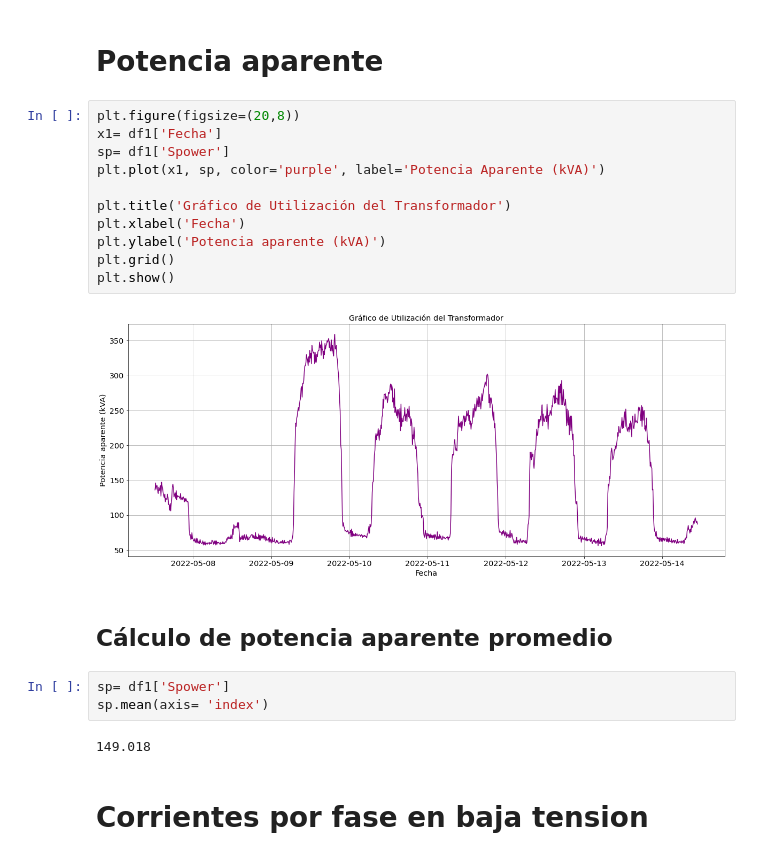
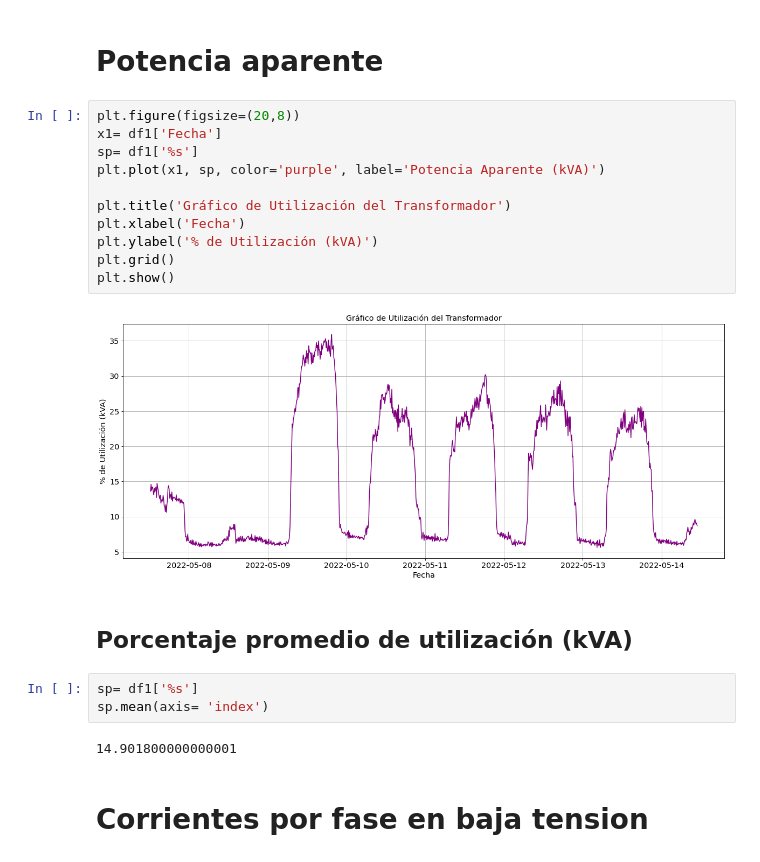
Before and after one commit to anghelcast/pqdata_samples, a Jupyter notebook: PQDATA_1000KVA_FIME/PQDATA_1000KVA.ipynb, the cells around one changed output. Saved outputs shown, nothing was run; the diff lists cells and outputs as text.

```diff
--- a/PQDATA_1000KVA_FIME/PQDATA_1000KVA.ipynb
+++ b/PQDATA_1000KVA_FIME/PQDATA_1000KVA.ipynb
@@ -131,23 +131,23 @@ rp.mean(axis= 'index')
 # %%
 plt.figure(figsize=(20,8))
 x1= df1['Fecha']
-sp= df1['Spower']
+sp= df1['%s']
 plt.plot(x1, sp, color='purple', label='Potencia Aparente (kVA)')
 
 plt.title('Gráfico de Utilización del Transformador')
 plt.xlabel('Fecha')
-plt.ylabel('Potencia aparente (kVA)')
+plt.ylabel('% de Utilización (kVA)')
 plt.grid()
 plt.show()
 # %% [output]
-[figure, old version]
+[figure, new version]
 # %% [markdown]
-## Cálculo de potencia aparente promedio
+## Porcentaje promedio de utilización (kVA)
 # %%
-sp= df1['Spower']
+sp= df1['%s']
 sp.mean(axis= 'index')
 # %% [output]
-149.018
+14.901800000000001
 # %% [markdown]
 # Corrientes por fase en baja tension
 # %%
```
Also changed, not shown: parts of 1 cell of this notebook.
